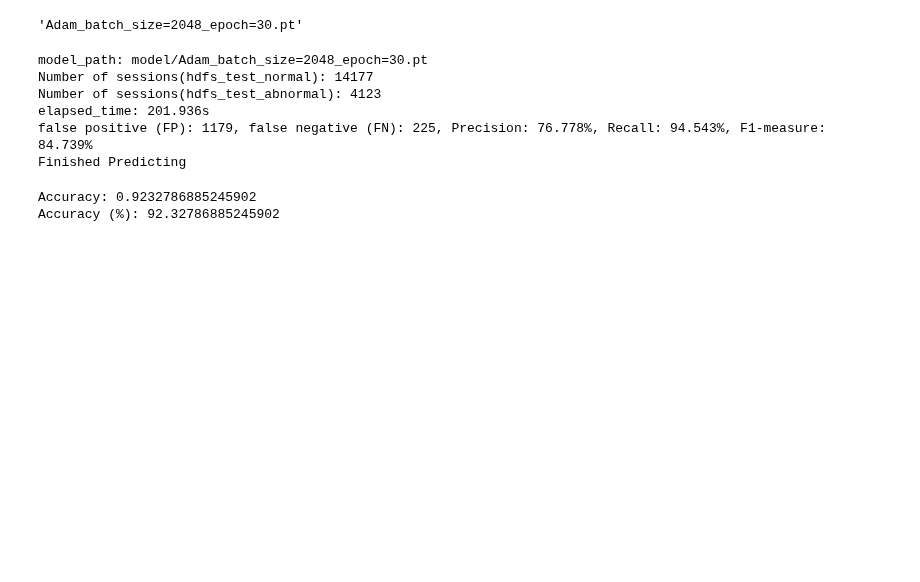
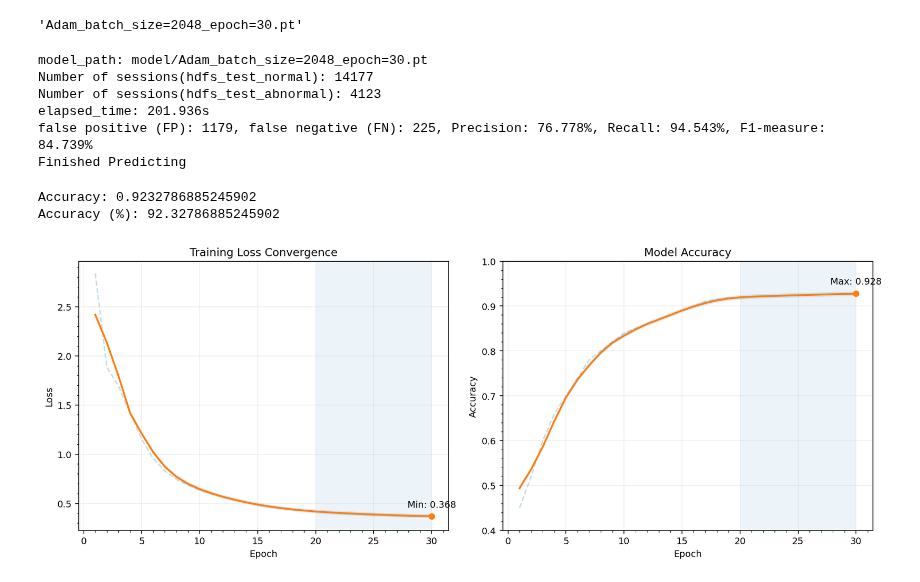
Before and after one commit to NikhilSanjay25/Log_Anomly_Detection, a Jupyter notebook: final_DeepLog.ipynb, the cells around one changed output. Drawn from its saved outputs; the diff is of its cells as text; code cells hidden in the pictures; blank space fills up the shorter version.

```diff
--- a/final_DeepLog.ipynb
+++ b/final_DeepLog.ipynb
@@ -250,3 +255,101 @@ print("Accuracy (%):", accuracy * 100)
 # %% [output]
 Accuracy: 0.9232786885245902
 Accuracy (%): 92.32786885245902
+# %%
+import matplotlib.pyplot as plt
+import numpy as np
+
+# Data
+loss = [
+    2.8381, 1.8844, 1.6926, 1.4178, 1.1519, 0.9554, 0.8297, 0.7438,
+    0.6832, 0.6350, 0.5974, 0.5632, 0.5327, 0.5079, 0.4831, 0.4635,
+    0.4506, 0.4343, 0.4271, 0.4154, 0.4075, 0.4003, 0.3936, 0.3935,
+    0.3865, 0.3807, 0.3746, 0.3758, 0.3698, 0.3683
+]
+
+accuracy = [
+    0.45, 0.52, 0.60, 0.66, 0.70, 0.74, 0.78, 0.80,
+    0.82, 0.84, 0.85, 0.86, 0.87, 0.88, 0.89, 0.90,
+    0.91, 0.915, 0.918, 0.92, 0.921, 0.922, 0.923, 0.923,
+    0.924, 0.925, 0.926, 0.926, 0.927, 0.928
+]
+
+epochs = np.arange(1, len(loss) + 1)
+
+# Smooth function
+def smooth(y, window=5):
+    y = np.array(y)
+    pad = window // 2
+    y_padded = np.pad(y, (pad, pad), mode='edge')
+    return np.convolve(y_padded, np.ones(window)/window, mode='valid')
+
+loss_smooth = smooth(loss)
+acc_smooth = smooth(accuracy)
+
+# Best points
+best_loss_epoch = np.argmin(loss) + 1
+best_acc_epoch = np.argmax(accuracy) + 1
+
+# Figure
+fig, axes = plt.subplots(1, 2, figsize=(13, 5), dpi=140)
+
+# ---- LOSS ----
+ax = axes[0]
+ax.plot(epochs, loss, linestyle='--', alpha=0.25)
+ax.plot(epochs, loss_smooth, linewidth=2)
+
+# Shaded band (variance feel)
+ax.fill_between(
+    epochs,
+    loss_smooth - 0.02,
+    loss_smooth + 0.02,
+    alpha=0.15
+)
+
+# Convergence region highlight
+ax.axvspan(20, 30, alpha=0.08)
+
+ax.scatter(best_loss_epoch, loss[best_loss_epoch-1], zorder=3)
+ax.annotate(f"Min: {loss[best_loss_epoch-1]:.3f}",
+            (best_loss_epoch, loss[best_loss_epoch-1]),
+            textcoords="offset points", xytext=(0,10), ha='center')
+
+ax.set_title("Training Loss Convergence", fontsize=12)
+ax.set_xlabel("Epoch")
+ax.set_ylabel("Loss")
+ax.grid(alpha=0.2)
+ax.minorticks_on()
+
+# ---- ACCURACY ----
+ax = axes[1]
+ax.plot(epochs, accuracy, linestyle='--', alpha=0.25)
+ax.plot(epochs, acc_smooth, linewidth=2)
+
+# Shaded band
+ax.fill_between(
+    epochs,
+    acc_smooth - 0.005,
+    acc_smooth + 0.005,
+    alpha=0.15
+)
+
+# Stability region
+ax.axvspan(20, 30, alpha=0.08)
+
+ax.scatter(best_acc_epoch, accuracy[best_acc_epoch-1], zorder=3)
+ax.annotate(f"Max: {accuracy[best_acc_epoch-1]:.3f}",
+            (best_acc_epoch, accuracy[best_acc_epoch-1]),
+            textcoords="offset points", xytext=(0,10), ha='center')
+
+ax.set_title("Model Accuracy", fontsize=12)
+ax.set_xlabel("Epoch")
+ax.set_ylabel("Accuracy")
+ax.set_ylim(0.4, 1.0)
+
+ax.grid(alpha=0.2)
+ax.minorticks_on()
+
+plt.tight_layout()
+plt.show()
+# %% [output]
+[figure, added]
```
Also changed, not shown: parts of 8 cells of this notebook.
